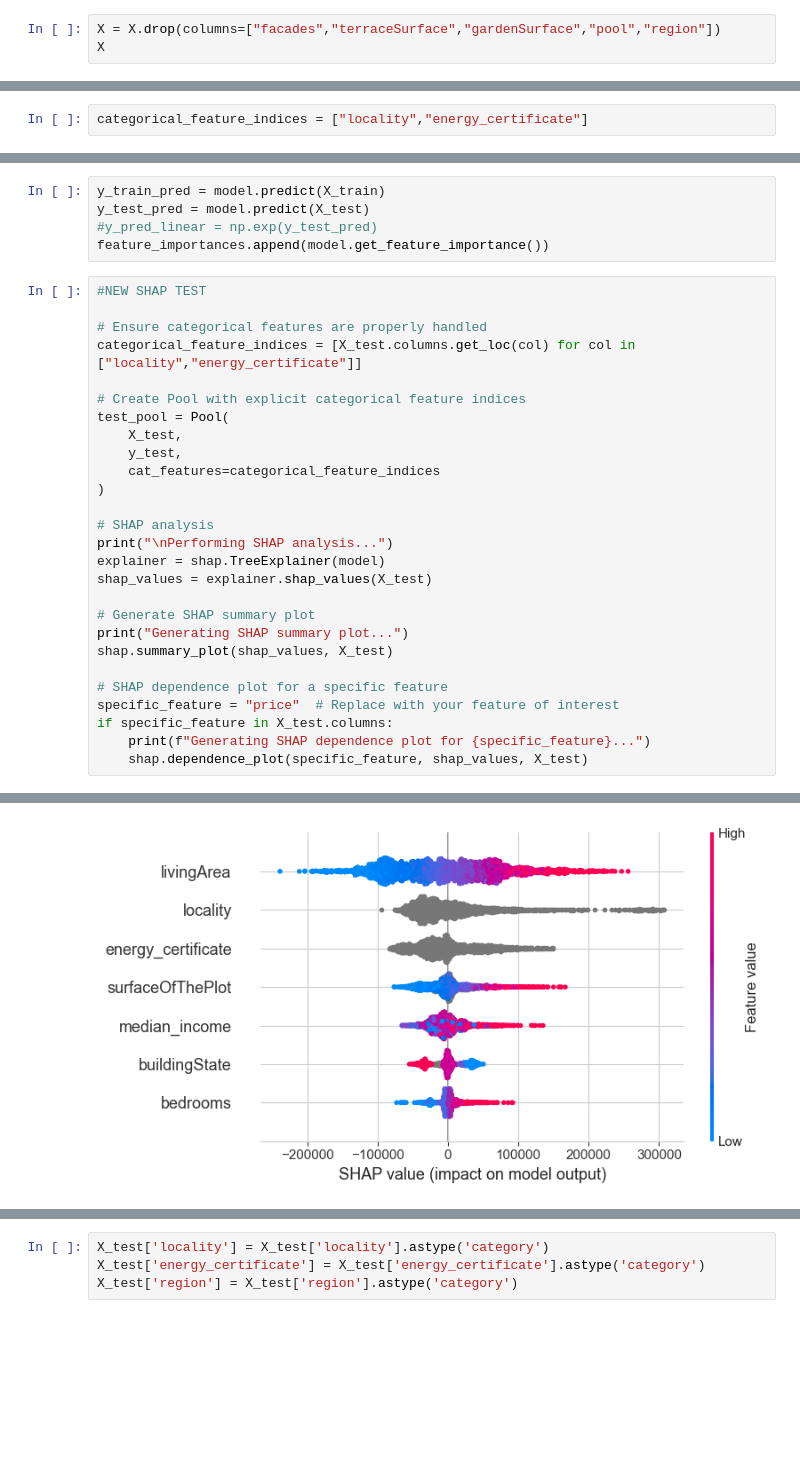
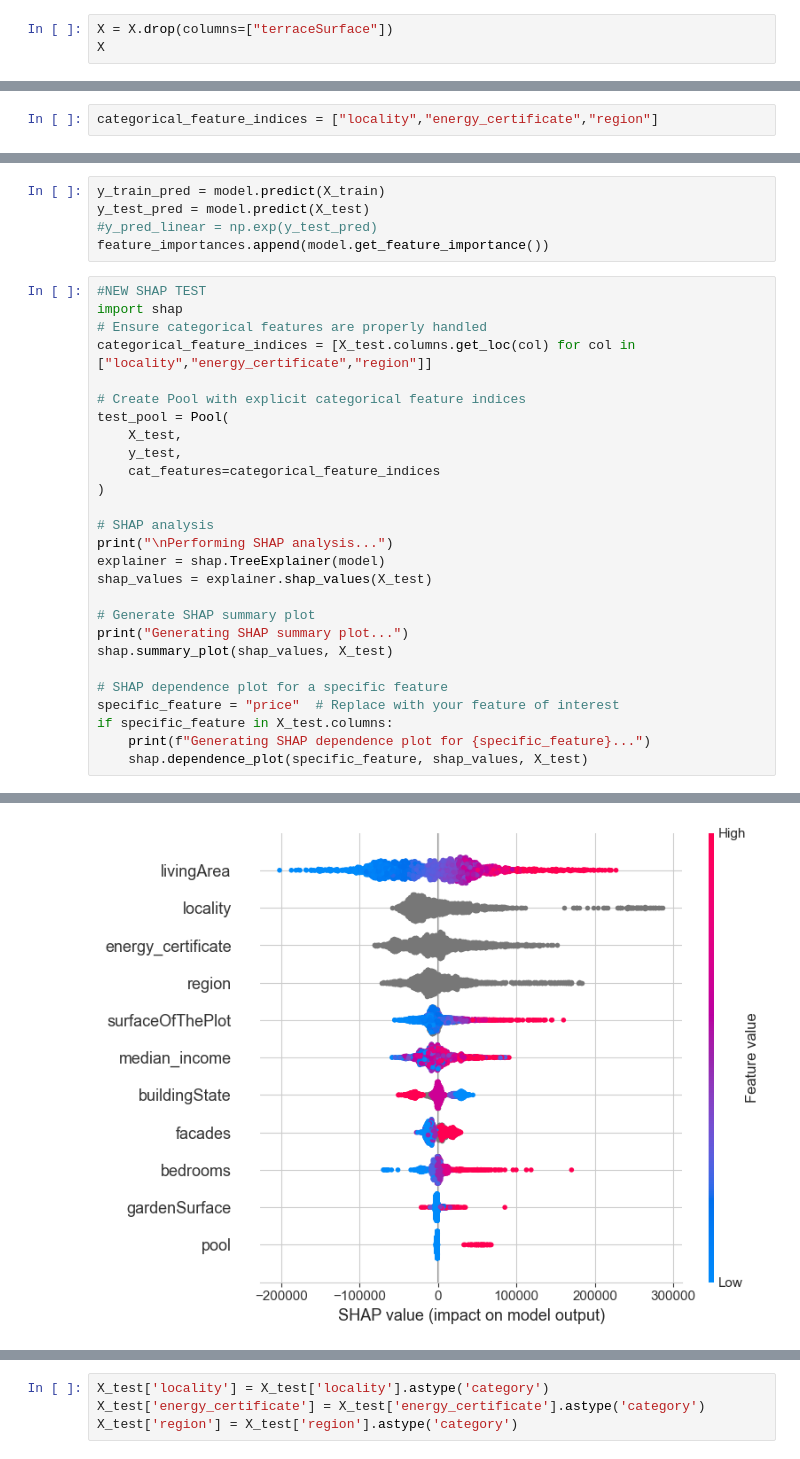
Before and after one commit to 2moonyo/regression, a Jupyter notebook: WIP.ipynb, the cells around one changed output, grey strips where cells are left out. Drawn from its saved outputs; the diff is of its cells as text; blank space fills up the shorter version.

```diff
--- a/WIP.ipynb
+++ b/WIP.ipynb
@@ -888,5 +902,5 @@ Index(['bedrooms', 'locality', 'buildingState', 'livingArea',
       dtype='object')
 # %%
-X = X.drop(columns=["facades","terraceSurface","gardenSurface","pool","region"])
+X = X.drop(columns=["terraceSurface"])
 X
 # %% [output]
@@ -927,7 +946,7 @@ X["locality_encoded"].dtype
 # %% [output]
 dtype('float64')
 # %%
-categorical_feature_indices = ["locality","energy_certificate"]
+categorical_feature_indices = ["locality","energy_certificate","region"]
 # %%
 from sklearn.model_selection import KFold, RandomizedSearchCV
 from sklearn.metrics import mean_squared_error
@@ -1124,35 +1143,35 @@ y_test_pred = model.predict(X_test)
 feature_importances.append(model.get_feature_importance())
 # %%
 #NEW SHAP TEST
-
+import shap
 # Ensure categorical features are properly handled
-categorical_feature_indices = [X_test.columns.get_loc(col) for col in ["locality","energy_certificate"]]
+categorical_feature_indices = [X_test.columns.get_loc(col) for col in ["locality","energy_certificate","region"]]
 
 # Create Pool with explicit categorical feature indices
 test_pool = Pool(
     X_test,
     y_test,
     cat_features=categorical_feature_indices
 )
 
 # SHAP analysis
 print("\nPerforming SHAP analysis...")
 explainer = shap.TreeExplainer(model)
 shap_values = explainer.shap_values(X_test)
 
 # Generate SHAP summary plot
 print("Generating SHAP summary plot...")
 shap.summary_plot(shap_values, X_test)
 
 # SHAP dependence plot for a specific feature
 specific_feature = "price"  # Replace with your feature of interest
 if specific_feature in X_test.columns:
     print(f"Generating SHAP dependence plot for {specific_feature}...")
     shap.dependence_plot(specific_feature, shap_values, X_test)
 # %% [output]
 Performing SHAP analysis...
 Generating SHAP summary plot...
-[figure, old version]
+[figure, new version]
 # %%
 from catboost import CatBoostRegressor, Pool
 from sklearn.metrics import mean_squared_error, mean_absolute_error, r2_score
```
Also changed, not shown: parts of 13 cells of this notebook, 18 other files.
